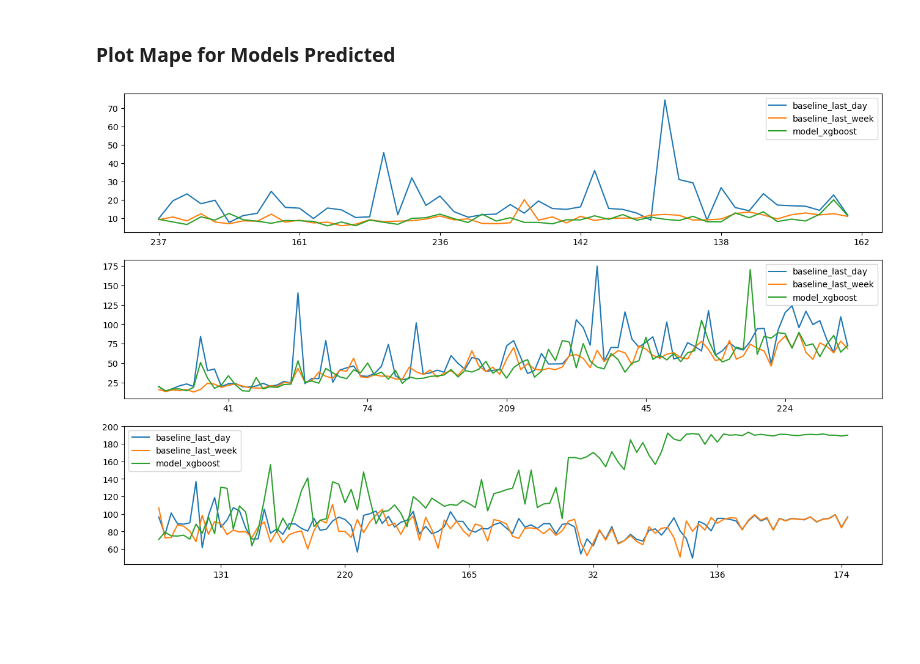
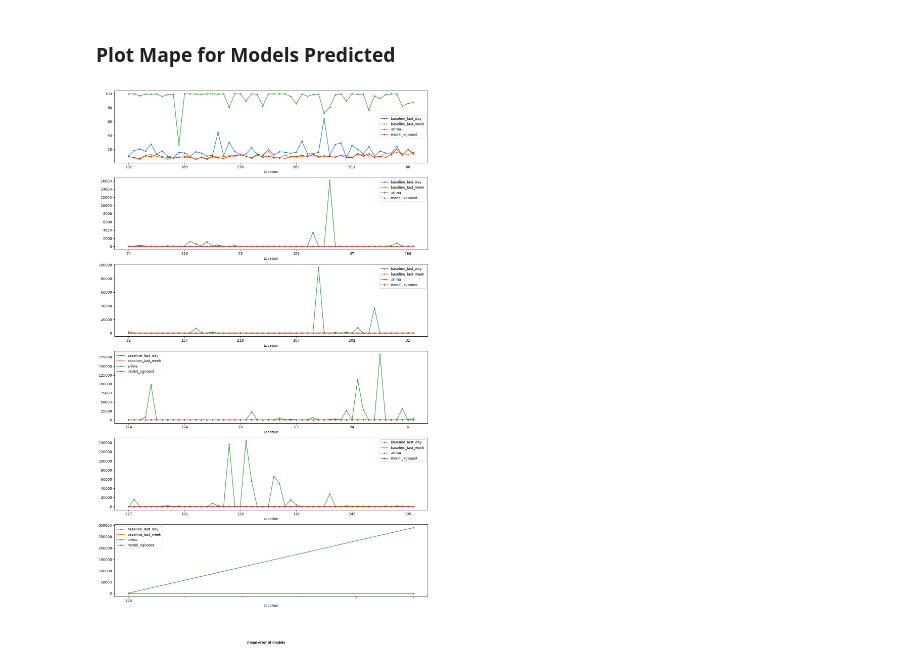
Before and after one commit to danaeis/shoofer-demand-prediction, a Jupyter notebook: evaluation/evaluation_better.ipynb, the cells around one changed output. Saved outputs shown, nothing was run; the diff lists cells and outputs as text; code cells hidden in the pictures; blank space fills up the shorter version.

Commit message:
feat: change variable structure and plot mae

```diff
--- a/evaluation/evaluation_better.ipynb
+++ b/evaluation/evaluation_better.ipynb
@@ -143,31 +360,24 @@ predictions_dict['baseline_last_day'].head()
 # %% [markdown]
 ### Plot Mape for Models Predicted
-# %%
-def plot_mape(errors: pd.DataFrame):
-
-    fig, axes = plt.subplots(nrows=3, ncols=1, figsize=(16,10))
-    for label,error_df in errors.items():
-        if (error_df is not None):
-            sorted_index = error_df.groupby('Location')['Demand'].aggregate(['sum']).sort_values('sum', ascending=False)
-            sorted_index = sorted_index.reset_index()
-
-            error_location_df=error_df.groupby('Location')['error'].mean()
-            error_location_df = error_location_df.reindex(sorted_index['Location'])
-            error_location_df = error_location_df.reset_index()
-            error_location_df['Location'] = error_location_df['Location'].astype(str)
-
-            # devide in to three sections(based on demands)
-            error_location_df1 = error_location_df.iloc[:50]
-            error_location_df2 = error_location_df.iloc[50:150]
-            error_location_df3 = error_location_df.iloc[150:]
-
-            error_location_df1.plot(y='error',kind='line',ax = axes[0], label=label )
-            axes[0].set_xticklabels(error_location_df1['Location'])
-            error_location_df2.plot(y='error',kind='line',ax = axes[1], label=label)
-            axes[1].set_xticklabels(error_location_df2['Location'])
-            error_location_df3.plot(y='error',kind='line',ax = axes[2], label=label)
-            axes[2].set_xticklabels(error_location_df3['Location'])
-# %%
-plot_mape(predictions_dict)
-# %% [output]
-[figure, removed]
+# %%
+def plot_mape(predictions_mean_dict, per, plot_num):
+
+    fig, axes = plt.subplots(nrows=plot_num+1, ncols=1, figsize=(16,26))
+
+    for model,mean_df in predictions_mean_dict.items():
+        all_df = mean_df[per]['All_loc']
+        if (all_df is not None):
+            all_df[per] = all_df[per].astype(str)
+            split_size = len(all_df)//plot_num
+            for i in range(0,len(all_df), split_size):
+                all_df[i:i+split_size].plot(x=per,
+                                            y='mape',
+                                            kind='line',
+                                            marker='.',
+                                            ax = axes[i//split_size],
+                                            label=model)
+        fig.text(0.5, 0.04, 'mape error of models', ha='center', va='center')
+# %%
+plot_mape(predictions_mean_error_dict, 'Location',5)
+# %% [output]
+[figure, added]
```
Also changed, not shown: parts of 28 cells of this notebook, 1 other file.
